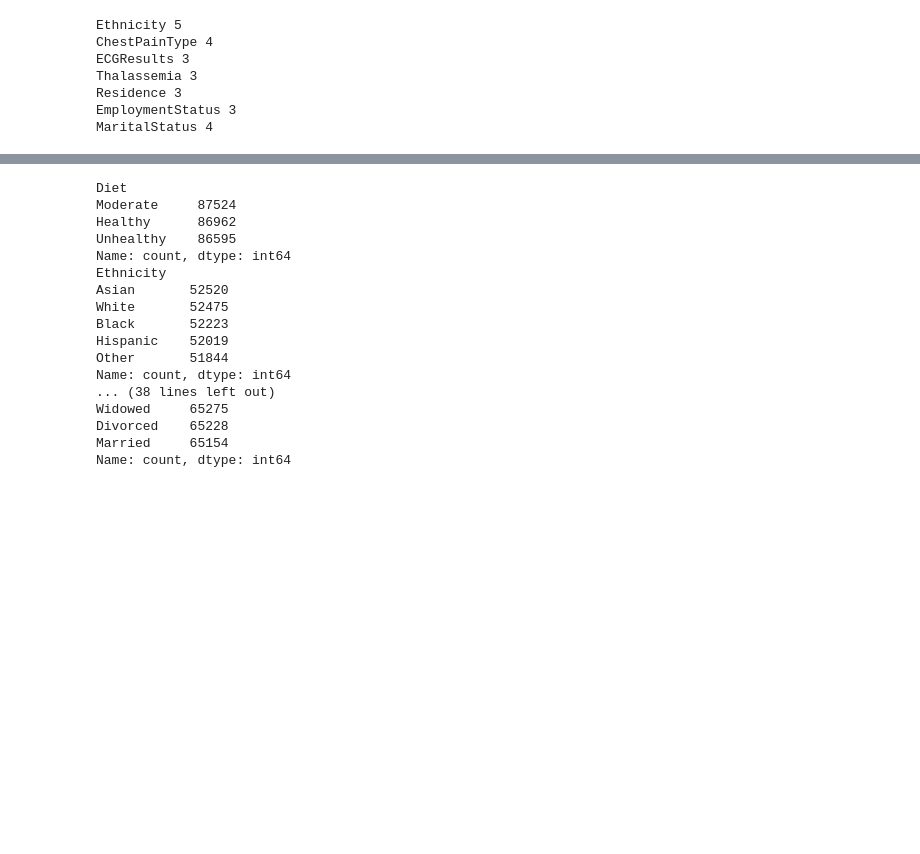
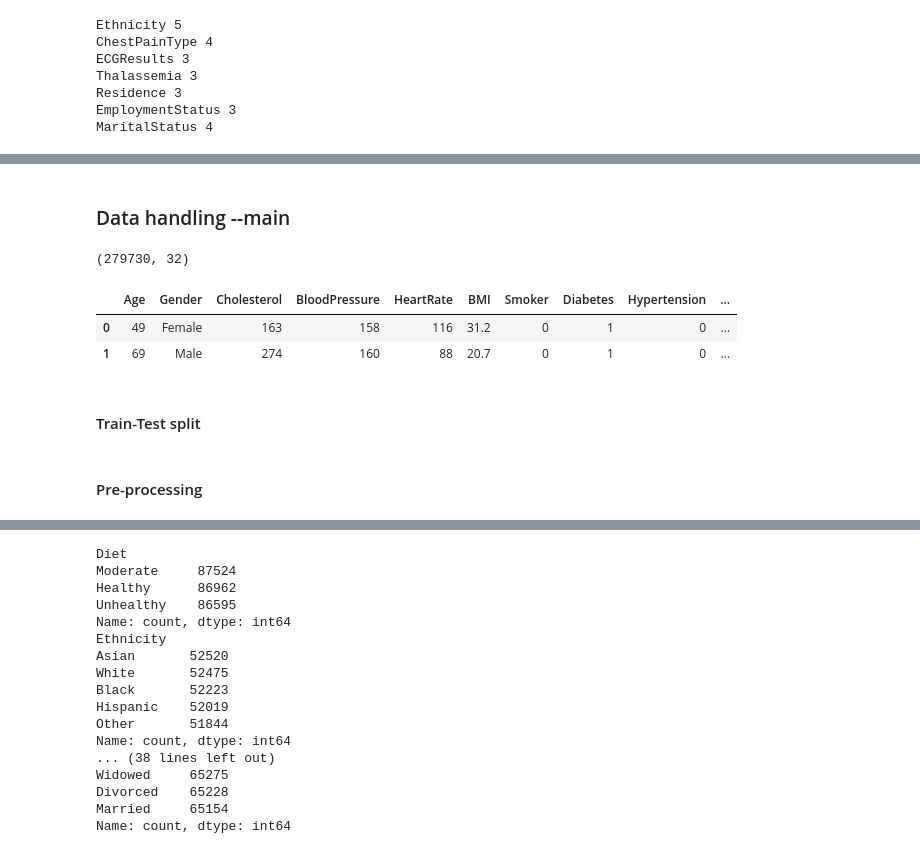
Before and after one commit to Anand-527/MLops_ete, a Jupyter notebook: model_experimentation copy.ipynb, the cells around one changed output, grey strips where cells are left out. Cells and saved outputs as stored; diff of their text form; code cells hidden in the pictures; blank space fills up the shorter version.

```diff
--- a/model_experimentation copy.ipynb
+++ b/model_experimentation copy.ipynb
@@ -161,0 +203,13 @@ MaritalStatus 4
+# %% [markdown]
+### Data handling   --main
+# %%
+data = pd.read_csv(r"data\main.csv")
+print(data.shape)
+data.head(2)
+# %% [output]
+(279730, 32)
+|  | Age | Gender | Cholesterol | BloodPressure | HeartRate | BMI | Smoker | Diabetes | Hypertension | ... |
+| 0 | 49 | Female | 163 | 158 | 116 | 31.2 | 0 | 1 | 0 | ... |
+| 1 | 69 | Male | 274 | 160 | 88 | 20.7 | 0 | 1 | 0 | ... |
+# %% [markdown]
+#### Train-Test split
@@ -161,0 +218,2 @@ MaritalStatus 4
+# %% [markdown]
+#### Pre-processing
```
Also changed, not shown: parts of 22 cells of this notebook, 5 other files.
